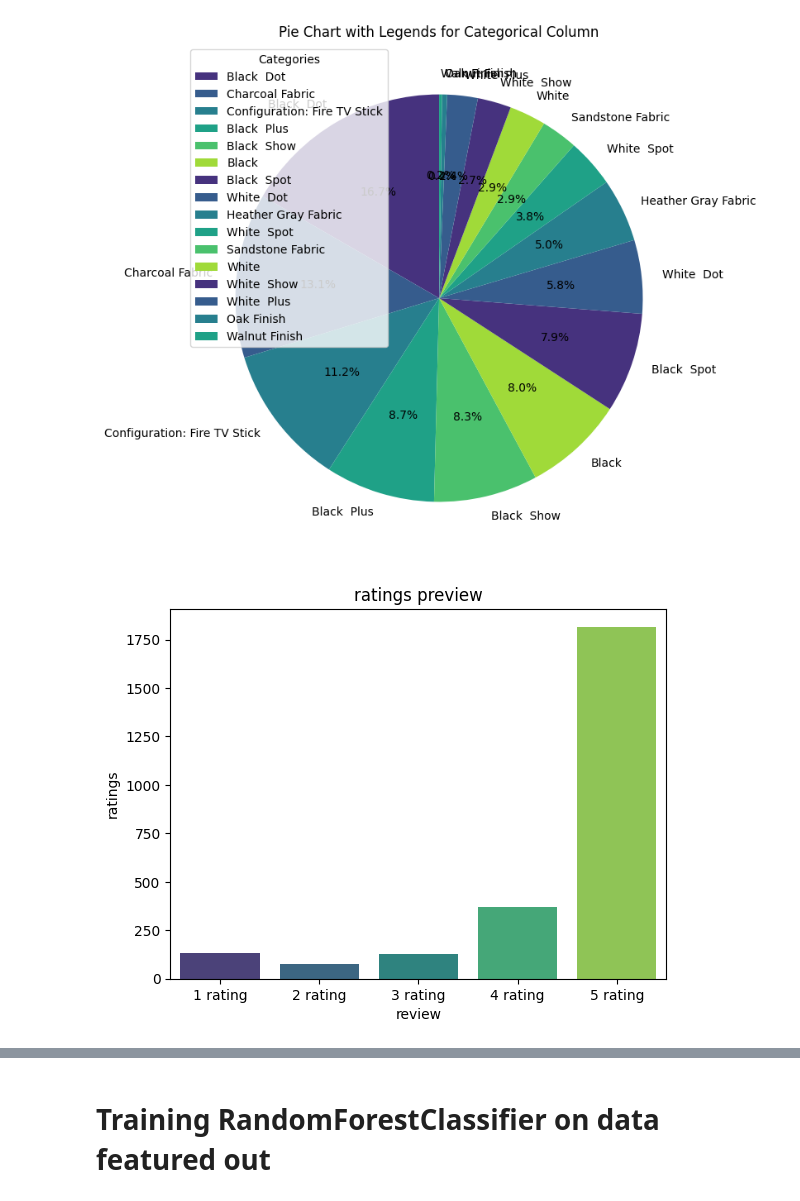
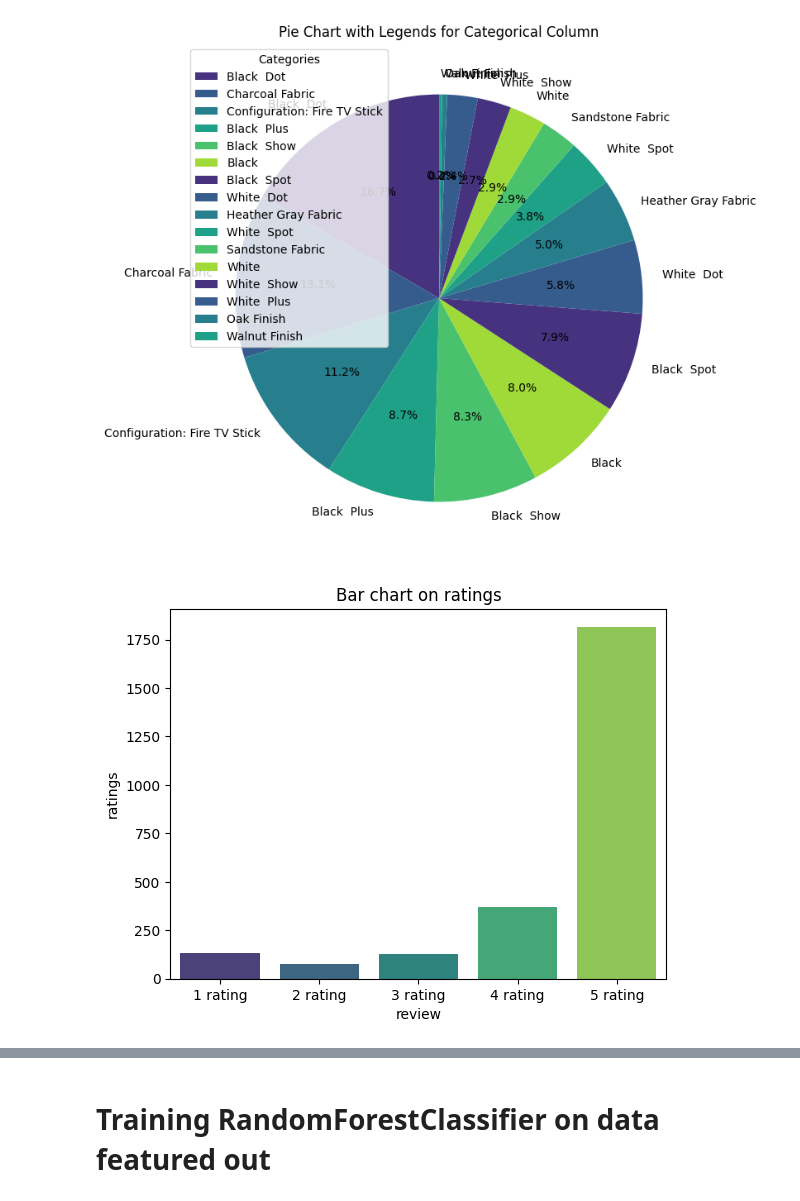
Before and after one commit to jgyfutub/Logical-Rhythm2023, a Jupyter notebook: anyanlptransformers.ipynb, the cells around one changed output, grey strips where cells are left out. Drawn from its saved outputs; the diff is of its cells as text; code cells hidden in the pictures.

```diff
--- a/anyanlptransformers.ipynb
+++ b/anyanlptransformers.ipynb
@@ -126,11 +137,11 @@ plt.show()
 # %%
 sns.barplot(x=["1 rating","2 rating","3 rating","4 rating","5 rating"],y=[sum([1 for i in train_data['sentiment'] if i==1.0]),sum([1 for i in train_data['sentiment'] if i==2.0]),sum([1 for i in train_data['sentiment'] if i==3.0]),sum([1 for i in train_data['sentiment'] if i==4.0]),sum([1 for i in train_data['sentiment'] if i==5.0])], palette="viridis")
 plt.xlabel('review')
 plt.ylabel('ratings')
-plt.title('ratings preview')
+plt.title('Bar chart on ratings')
 plt.show()
 # %% [output]
-[figure, old version]
+[figure, new version]
 # %%
 sns.barplot(x=["postive review","negative review","neutral review"],y=[sum(pov_ratings),sum(neg_ratings),sum(neu_ratings)], palette="viridis")
 plt.xlabel('Categories')
```
Also changed, not shown: parts of 19 cells of this notebook.
